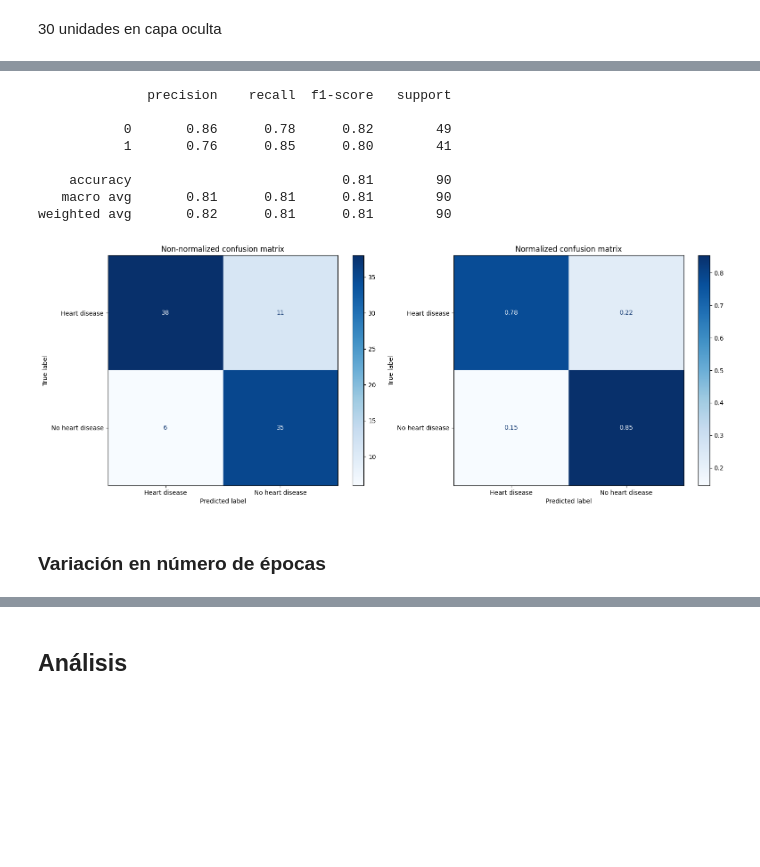
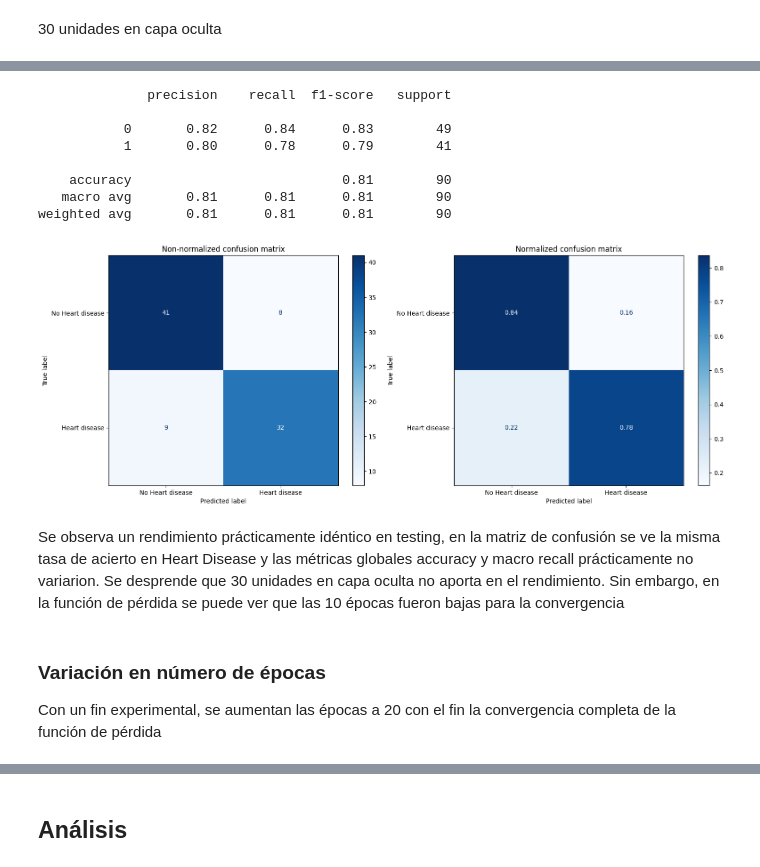
Before and after one commit to ceasoto/MLA_Clase01, a Jupyter notebook: Tarea_1_MLA.ipynb, the cells around one changed output, grey strips where cells are left out. Cells and saved outputs as stored; diff of their text form; code cells hidden in the pictures; blank space fills up the shorter version.

```diff
--- a/Tarea_1_MLA.ipynb
+++ b/Tarea_1_MLA.ipynb
@@ -439,19 +441,22 @@ Test accuracy: 0.81
 # %%
 test_predictions = (model.predict(X_test_scaled, verbose = 0) > 0.5).astype(int)
-custom_confusion_matrix(y_test, test_predictions, ['Heart disease', 'No heart disease'])
+custom_confusion_matrix(y_test, test_predictions, ['No Heart disease', 'Heart disease'])
 print(classification_report(y_test, test_predictions))
 # %% [output]
               precision    recall  f1-score   support
 
-           0       0.86      0.78      0.82        49
-           1       0.76      0.85      0.80        41
+           0       0.82      0.84      0.83        49
+           1       0.80      0.78      0.79        41
 
     accuracy                           0.81        90
    macro avg       0.81      0.81      0.81        90
-weighted avg       0.82      0.81      0.81        90
+weighted avg       0.81      0.81      0.81        90
-[figure, old version]
+[figure, new version]
-# %% [markdown]
-### Variación en número de épocas
+# %% [markdown]
+Se observa un rendimiento prácticamente idéntico en testing, en la matriz de confusión se ve la misma tasa de acierto en Heart Disease y las métricas globales accuracy y macro recall prácticamente no variarion. Se desprende que 30 unidades en capa oculta no aporta en el rendimiento. Sin embargo, en la función de pérdida se puede ver que las 10 épocas fueron bajas para la convergencia
+# %% [markdown]
+### Variación en número de épocas
+Con un fin experimental, se aumentan las épocas a 20 con el fin la convergencia completa de la función de pérdida
 # %%
 hidden_units=30 # nodos de capas ocultas iniciales
 
```
Also changed, not shown: parts of 14 cells of this notebook.
